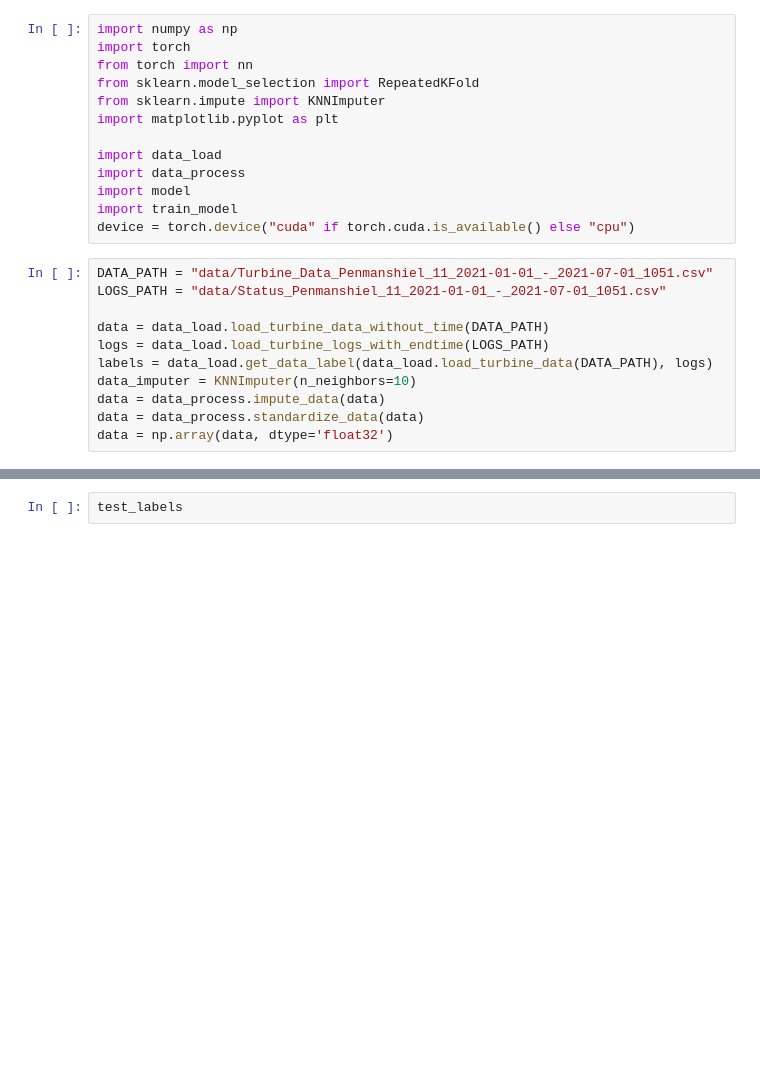
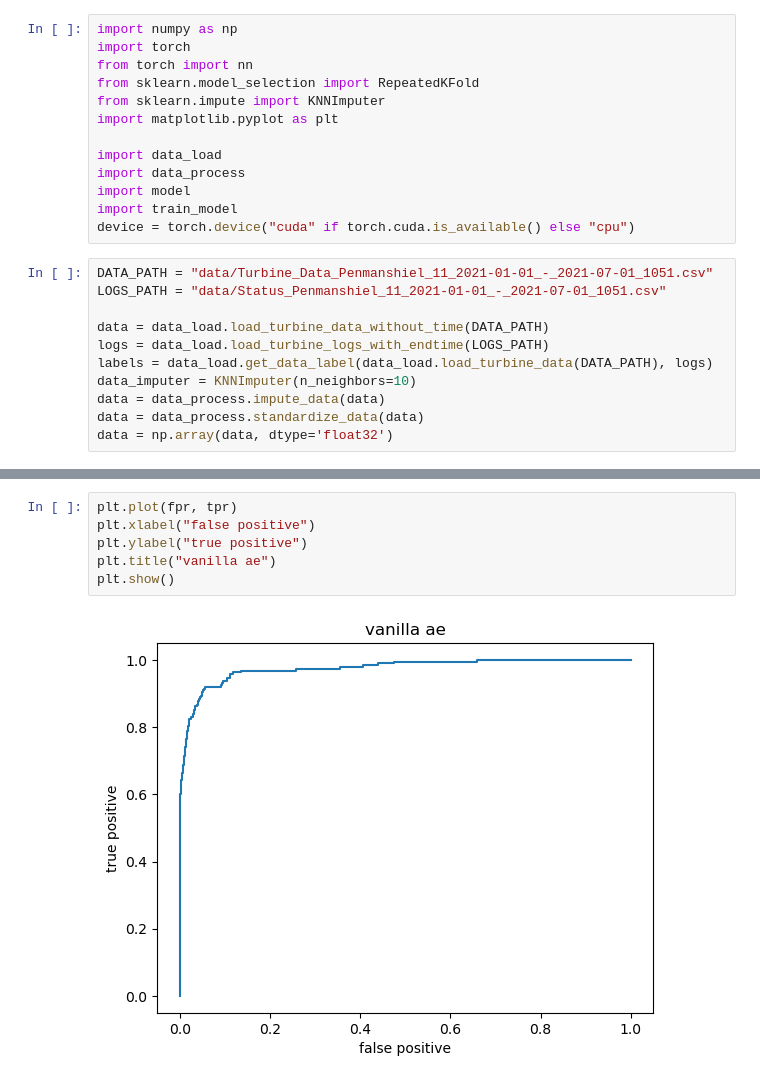
Before and after one commit to What-a-mess/Wind-Turbine-SCADA-Anomaly-Detection, a Jupyter notebook: vanilla_autoencoder.ipynb, the cells around one changed output, grey strips where cells are left out. Saved outputs shown, nothing was run; the diff lists cells and outputs as text; blank space fills up the shorter version.

```diff
--- a/vanilla_autoencoder.ipynb
+++ b/vanilla_autoencoder.ipynb
@@ -81,2 +103,8 @@ plt.show()
-# %%
-test_labels
+# %%
+plt.plot(fpr, tpr)
+plt.xlabel("false positive")
+plt.ylabel("true positive")
+plt.title("vanilla ae")
+plt.show()
+# %% [output]
+[figure, added]
```
Also changed, not shown: parts of 2 cells of this notebook, 1 other file.
